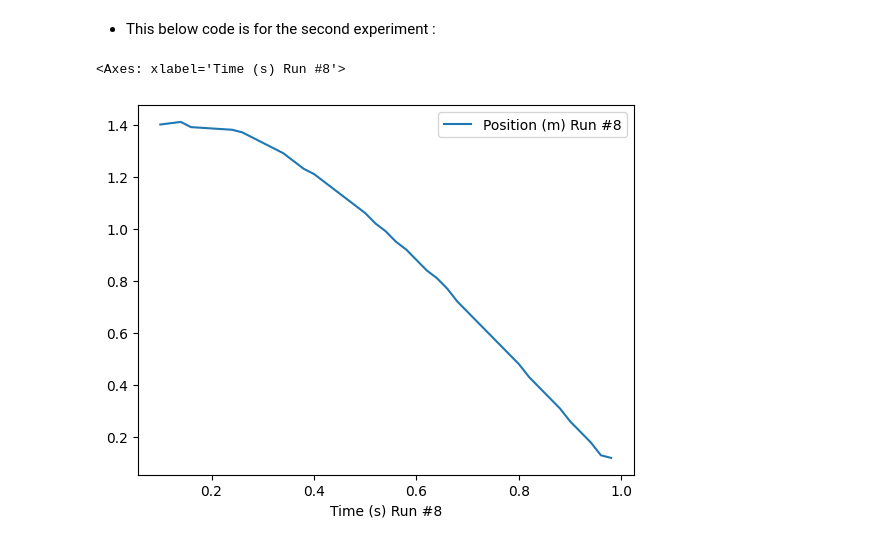
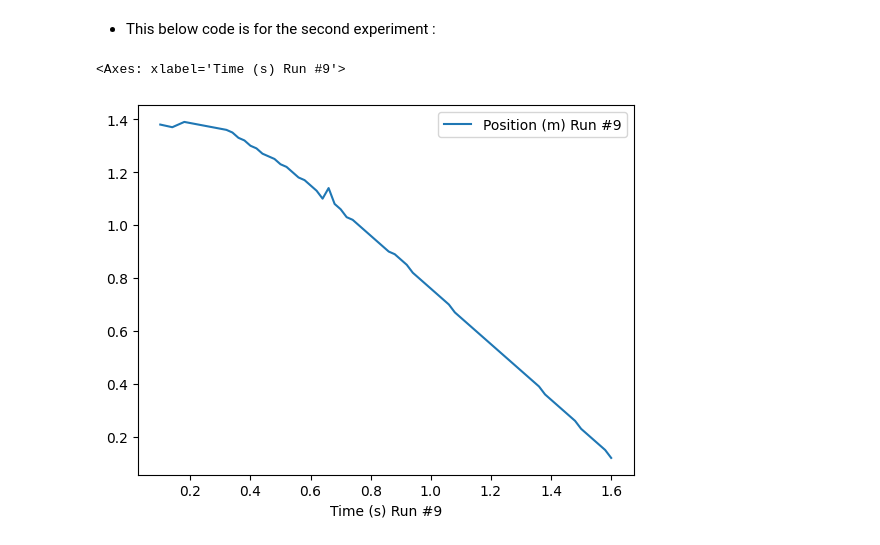
Before and after one commit to Sebastian42-5/python-2, a Jupyter notebook: assignment 1/Assignment1.ipynb, the cells around one changed output. Cells and saved outputs as stored; diff of their text form; code cells hidden in the pictures.

```diff
--- a/assignment 1/Assignment1.ipynb
+++ b/assignment 1/Assignment1.ipynb
@@ -105,11 +105,11 @@ cleaned_first_exp
 second_runs = {}
 
 
-for i in range(3, 12):
-    second_runs[f'run_{i}'] = first_experiment_df[[ f'Time (s) Run #{i}',f'Position (m) Run #{i}',f'Velocity (m/s) Run #{i}',f'Acceleration (m/s²) Run #{i}']]
+for i in range(1, 11):
+    second_runs[f'run_{i}'] = second_experiment_df[[ f'Time (s) Run #{i}',f'Position (m) Run #{i}',f'Velocity (m/s) Run #{i}',f'Acceleration (m/s²) Run #{i}']]
 
 
-for j in range(3, 12):
+for j in range(1, 11):
     drop_indices = [0, 1, 2, 3, 4]
 
     position_col = f'Position (m) Run #{j}'
@@ -123,7 +123,7 @@ for j in range(3, 12):
 
 second_runs['run_10']
 
-second_runs['run_8'].plot(x = 'Time (s) Run #8', y = 'Position (m) Run #8')
+second_runs['run_9'].plot(x = 'Time (s) Run #9', y = 'Position (m) Run #9')
 
 
 # second_runs['run_1'] = second_runs['run_1'].loc[second_runs['run_1'].index.difference(list(range()))]
@@ -131,32 +131,32 @@ second_runs['run_8'].plot(x = 'Time (s) Run #8', y = 'Position (m) Run #8')
 # second_runs['run_3'] = second_runs['run_3'].loc[second_runs['run_3'].index.difference(list(range(33, 42)))]
 
 # second_runs['run_4'] = second_runs['run_4'].loc[second_runs['run_4'].index.difference(list(range()))]
 
 # second_runs['run_5'] = second_runs['run_5'].loc[second_runs['run_5'].index.difference(list(range()))]
 
 # second_runs['run_6'] = second_runs['run_6'].loc[second_runs['run_6'].index.difference(list(range()))]
 
 # second_runs['run_7'] = second_runs['run_7'].loc[second_runs['run_7'].index.difference(list(range()))]
 
 # second_runs['run_8'] = second_runs['run_8'].loc[second_runs['run_8'].index.difference(list(range()))]
 
 # second_runs['run_9'] = second_runs['run_9'].loc[second_runs['run_9'].index.difference(list(range()))]
 
 # second_runs['run_10'] = second_runs['run_10'].loc[second_runs['run_10'].index.difference(list(range()))]
 
 # second_runs['run_11'] = second_runs['run_11'].loc[second_runs['run_11'].index.difference(list(range()))]
 
 # second_runs['run_12'] = second_runs['run_12'].loc[second_runs['run_11'].index.difference(list(range()))]
 
 
 
 # cleaned_second_exp = pd.concat(second_runs.values(), axis = 1)
 
 # cleaned_second_exp
 
 # cleaned_second_exp.to_csv('Coffee Filter 1.csv', index = False)
 
 # cleaned_second_experiment.plot(x = 'Time (s) Run #1', y = 'Position (m) Run #1')
 # %% [output]
-<Axes: xlabel='Time (s) Run #8'>
+<Axes: xlabel='Time (s) Run #9'>
-[figure, old version]
+[figure, new version]
```
Also changed, not shown: parts of 1 cell of this notebook, 1 other file.
